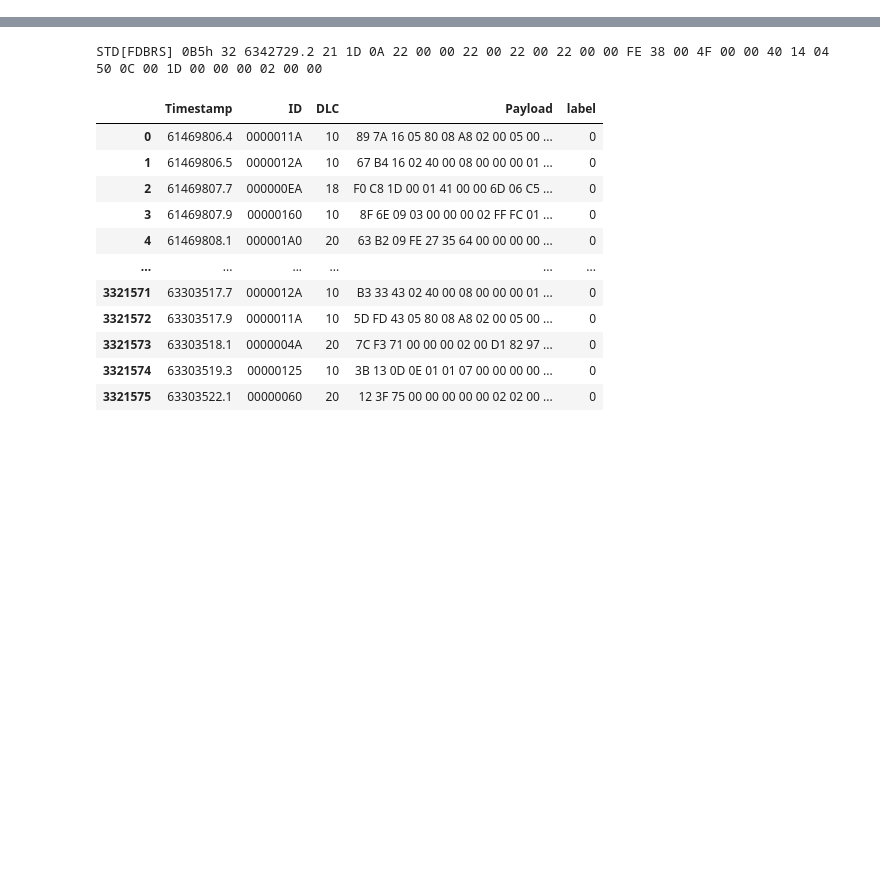
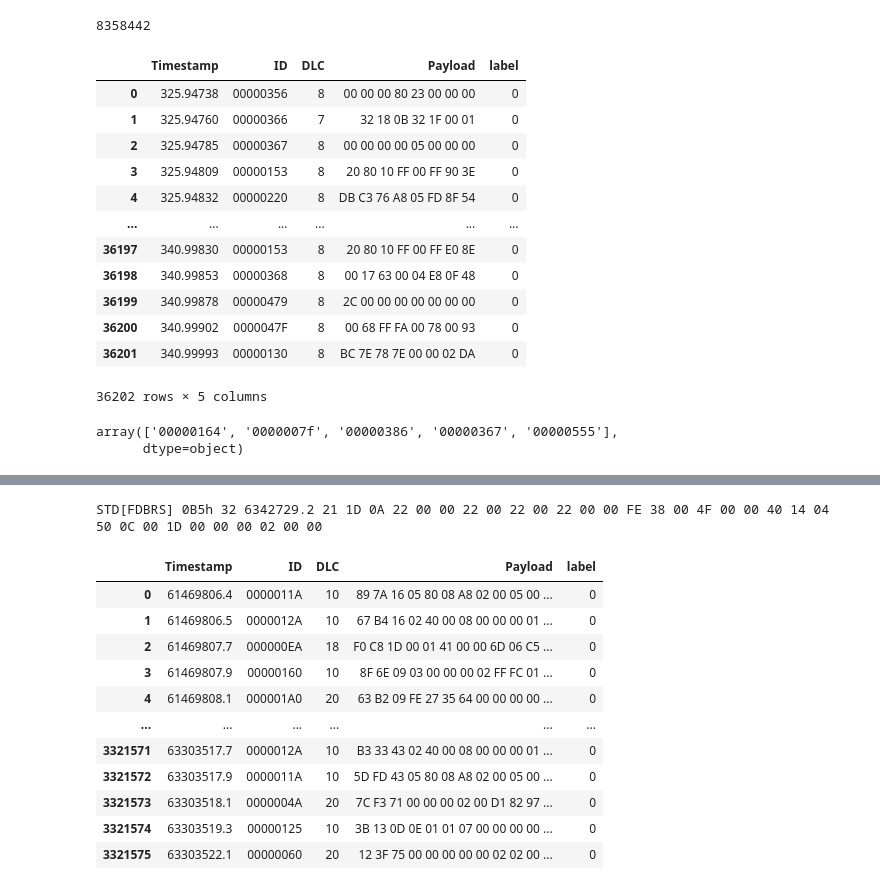
Before and after one commit to CJW-MAPU/Canttack, a Jupyter notebook: canttackTest.ipynb, the cells around one changed output, grey strips where cells are left out. Cells and saved outputs as stored; diff of their text form; code cells hidden in the pictures; blank space fills up the shorter version.

```diff
--- a/canttackTest.ipynb
+++ b/canttackTest.ipynb
@@ -4,0 +8,31 @@ import numpy as np
+# %%
+len(fd_dataset[fd_dataset['label'] == 0])
+# %% [output]
+8358442
+# %%
+can = pd.read_csv('data/can_data.csv')
+# %%
+can_filtered = can[(can['Timestamp'] > 325) & (can['Timestamp'] < 341)]
+# %%
+can_filtered
+# %% [output]
+|  | Timestamp | ID | DLC | Payload | label |
+| 0 | 325.94738 | 00000356 | 8 | 00 00 00 80 23 00 00 00 | 0 |
+| 1 | 325.94760 | 00000366 | 7 | 32 18 0B 32 1F 00 01 | 0 |
+| 2 | 325.94785 | 00000367 | 8 | 00 00 00 00 05 00 00 00 | 0 |
+| 3 | 325.94809 | 00000153 | 8 | 20 80 10 FF 00 FF 90 3E | 0 |
+| 4 | 325.94832 | 00000220 | 8 | DB C3 76 A8 05 FD 8F 54 | 0 |
+| ... | ... | ... | ... | ... | ... |
+| 36197 | 340.99830 | 00000153 | 8 | 20 80 10 FF 00 FF E0 8E | 0 |
+| 36198 | 340.99853 | 00000368 | 8 | 00 17 63 00 04 E8 0F 48 | 0 |
+| 36199 | 340.99878 | 00000479 | 8 | 2C 00 00 00 00 00 00 00 | 0 |
+| 36200 | 340.99902 | 0000047F | 8 | 00 68 FF FA 00 78 00 93 | 0 |
+| 36201 | 340.99993 | 00000130 | 8 | BC 7E 78 7E 00 00 02 DA | 0 |
+36202 rows × 5 columns
+# %%
+a = pd.read_csv('data/can_verify_added_scenario_5.csv')
+b = a[a['label'] == 1]
+b['ID'].unique()
+# %% [output]
+array(['00000164', '0000007f', '00000386', '00000367', '00000555'],
+      dtype=object)
```
Also changed, not shown: parts of 95 cells of this notebook, 6 other files.
